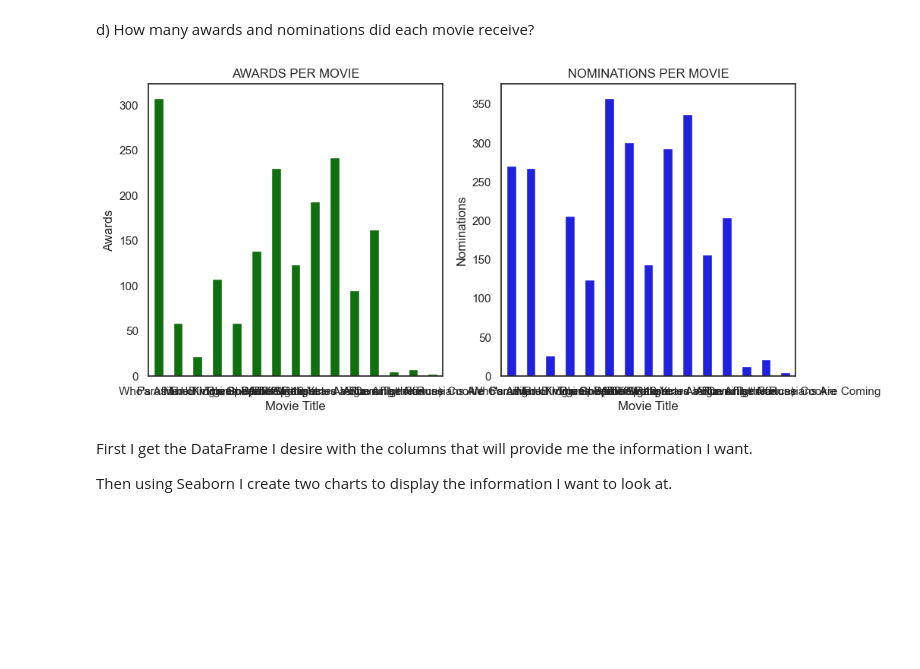
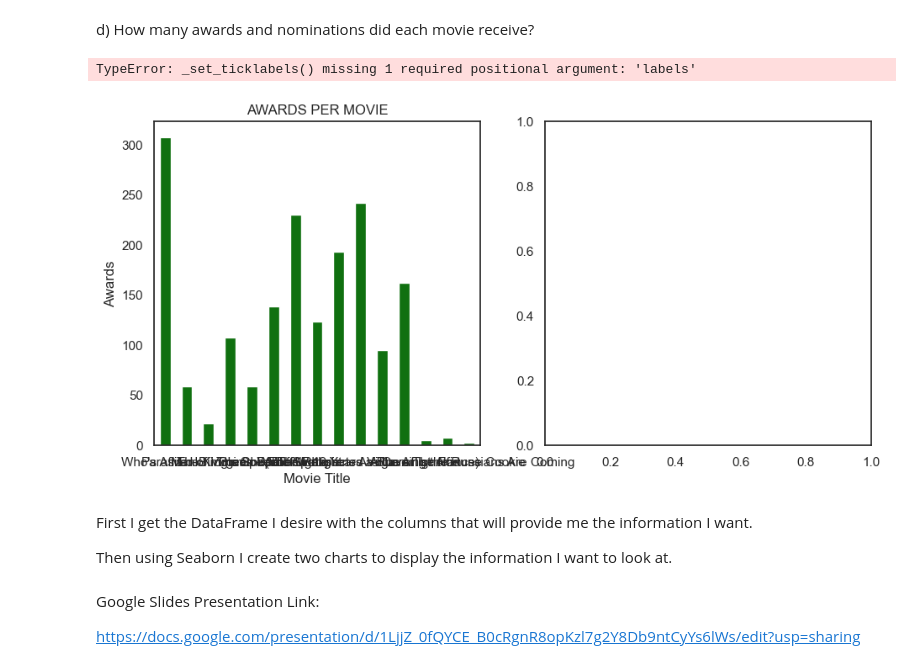
Before and after one commit to 3Grey6Jedi9/Data-Analysis-Project-08, a Jupyter notebook: movie_analysis.ipynb, the cells around one changed output. Cells and saved outputs as stored; diff of their text form; code cells hidden in the pictures; blank space fills up the shorter version.

```diff
--- a/movie_analysis.ipynb
+++ b/movie_analysis.ipynb
@@ -118,25 +120,35 @@ d) How many awards and nominations did each movie receive?
 # %%
 awards_nominations = movie_unique.iloc[:,[0,6,7]]
 
 x = np.array(awards_nominations['Movie Title'])
 y1 = np.array(awards_nominations['Award Wins'])
 y2 = np.array(awards_nominations['Award Nominations'])
 
+
 fig, (ax1, ax2) = plt.subplots(nrows=1, ncols=2, figsize=(11,5))
+
 sns.barplot(x=x, y=y1, color ='green', ax=ax1, width=0.5)
 ax1.set_xlabel("Movie Title")
 ax1.set_ylabel("Awards")
 ax1.set_title("AWARDS PER MOVIE")
+ax1.set_xticks()
 
 sns.barplot(x=x, y=y2, color='blue', ax=ax2, width=0.5)
 ax2.set_xlabel("Movie Title")
 ax2.set_ylabel("Nominations")
 ax2.set_title("NOMINATIONS PER MOVIE")
+ax2.set_xticklabels(rotation=45)
 
+#plt.xticks(rotation=90)
 plt.show()
 # %% [output]
+TypeError: _set_ticklabels() missing 1 required positional argument: 'labels'
-[figure, old version]
+[figure, new version]
 # %% [markdown]
 First I get the DataFrame I desire with the columns that will provide me the information I want.
 
 Then using Seaborn I create two charts to display the information I want to look at.
+# %% [markdown]
+Google Slides Presentation Link:
+
+https://docs.google.com/presentation/d/1LjjZ_0fQYCE_B0cRgnR8opKzl7g2Y8Db9ntCyYs6lWs/edit?usp=sharing
```
Also changed, not shown: parts of 1 cell of this notebook.
